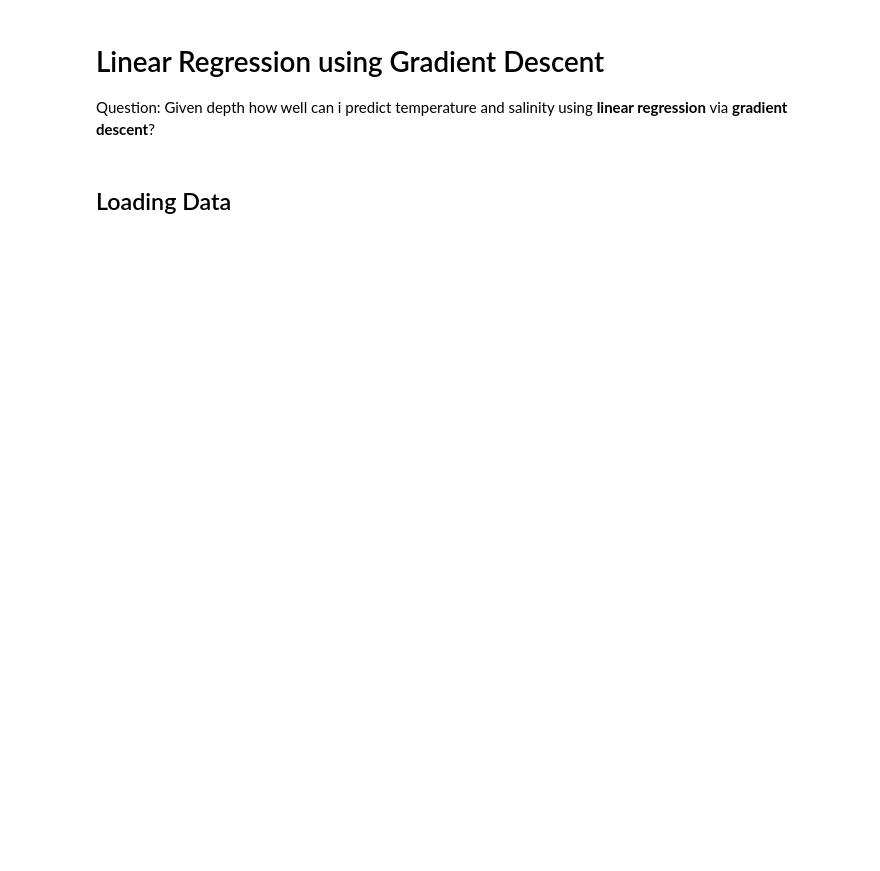
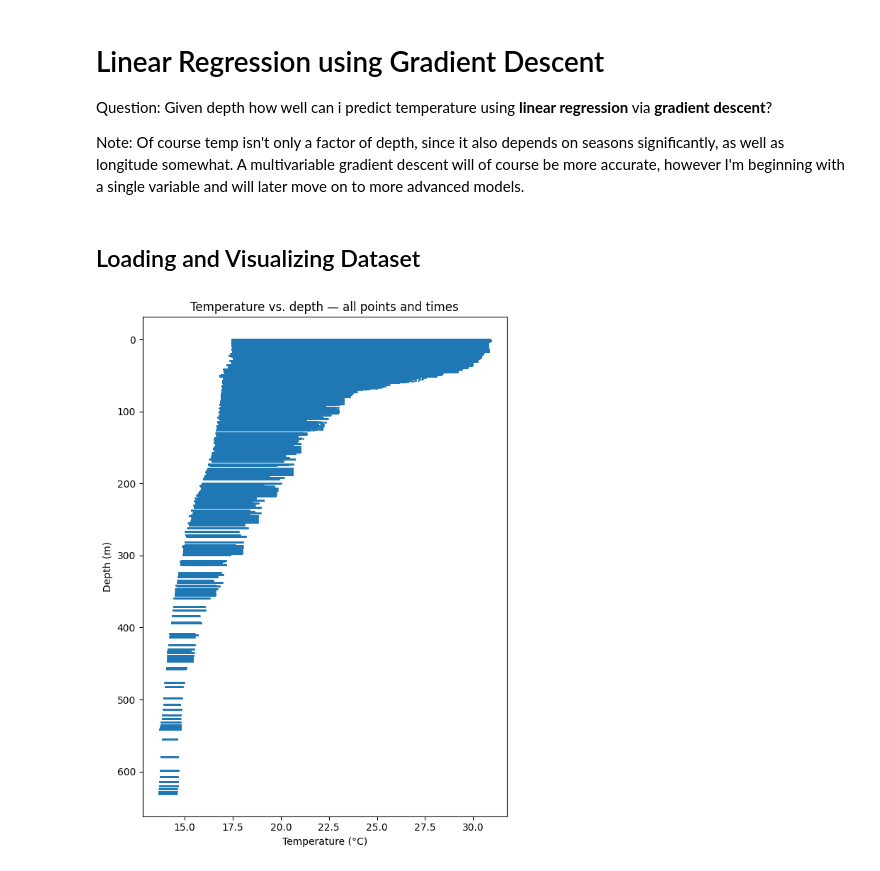
Before and after one commit to faurhadass/ocean-timeseries-ml, a Jupyter notebook: notebooks/ML_models.ipynb, the cells around one changed output. Cells and saved outputs as stored; diff of their text form; code cells hidden in the pictures; blank space fills up the shorter version.

```diff
--- a/notebooks/ML_models.ipynb
+++ b/notebooks/ML_models.ipynb
@@ -1,58 +1,28 @@
 # %% [markdown]
 # Linear Regression using Gradient Descent
-Question: Given depth  how well can i predict temperature and salinity using **linear regression** via **gradient descent**?
+Question: Given depth  how well can i predict temperature  using **linear regression** via **gradient descent**?
+
+Note: Of course temp isn't only a factor of depth, since it also depends on seasons significantly, as well as longitude somewhat. A multivariable gradient descent will of course be more accurate, however I'm beginning with a single variable and will later move on to more advanced models.
 # %%
 import math, copy
 import numpy as np
 import pandas as pd
 import matplotlib.pyplot as plt
 # %% [markdown]
-## Loading Data
+## Loading and Visualizing Dataset
 # %%
-import sys
-sys.path.append("..")  # notebooks/ is one level below root
-import numpy as np
-import pandas as pd
-import matplotlib.pyplot as plt
-from src.load_ocean_data import load_ocean_data
+raw = pd.read_csv("C:/Users/IMG/Documents/ocean-timeseries-ml/data/raw/xsec_south", sep=r"\s+", header=None).values  # [nz*nx*nt, 6]
 
-d = load_ocean_data("C:/Users/IMG/Documents/ocean-timeseries-ml/data/raw/xsec_south",
-                    nz=39, nx=23, nt=26304, latitude=31.8,
-                    start_time=pd.Timestamp("2016-01-01 13:00"),
-                    time_resolution=1)
+depth_all = raw[:, 1]    # every depth value, flat
+temp_all  = raw[:, 2]    # every temperature value, flat
 
-# --- Quick sanity checks ---
-print("temp shape [depth, lon, time]:", d["temp"].shape)
-print("surface temp, westernmost, first hour:", round(d["temp"][0, 0, 0], 3), "(expect ~29.038)", "depth:", round(d["depth"][0, 0], 2))
-print("deepest temp, westernmost, first hour:", round(d["temp"][-1, 0, 0], 3), "(expect ~14.125)", "depth:", round(d["depth"][-1, 0], 2))
-print("first time:", d["time"][0], "| last time:", d["time"][-1])
-
-# --- Pull two time series at the westernmost longitude (j=0) ---
-surface = d["temp"][0, 0, :]     # depth index 0  = surface
-deepest = d["temp"][-1, 0, :]    # depth index -1 = deepest level
-time = d["time"]
-
-# --- Plot 1: temperature time series ---
-plt.figure(figsize=(11, 5))
-plt.plot(time, surface, label=f"Surface ({d['depth'][0, 0]:.1f} m)", linewidth=0.8)
-plt.plot(time, deepest, label=f"Deepest ({d['depth'][-1, 0]:.1f} m)", linewidth=0.8)
-plt.xlabel("Time")
-plt.ylabel("Temperature (°C)")
-plt.title(f"Temperature time series — westernmost point, {d['lat']}°N")
-plt.legend()
+plt.figure(figsize=(6, 8))
+plt.scatter(temp_all, depth_all, s=1)   # small, transparent points
+plt.gca().invert_yaxis()                            # surface at top
+plt.xlabel("Temperature (°C)")
+plt.ylabel("Depth (m)")
+plt.title("Temperature vs. depth — all points and times")
 plt.tight_layout()
 plt.show()
-
-# --- Plot 2: seafloor depth as a function of longitude (bathymetry) ---
-lon = d["lon"][0, :]            # longitude values (same at every depth)
-seafloor = d["depth"][-1, :]    # deepest level at each longitude = seafloor
-
-plt.figure(figsize=(11, 5))
-plt.plot(lon, seafloor, marker="o", linewidth=1)
-plt.gca().invert_yaxis()        # depth increases downward
-plt.xlabel("Longitude (°E)")
-plt.ylabel("Depth (m)")
-plt.title(f"Seafloor depth vs. longitude — {d['lat']}°N cross-section")
-plt.grid(True, alpha=0.3)
-plt.tight_layout()
-plt.show()
+# %% [output]
+[figure, added]
```
Also changed, not shown: parts of 3 cells of this notebook.
